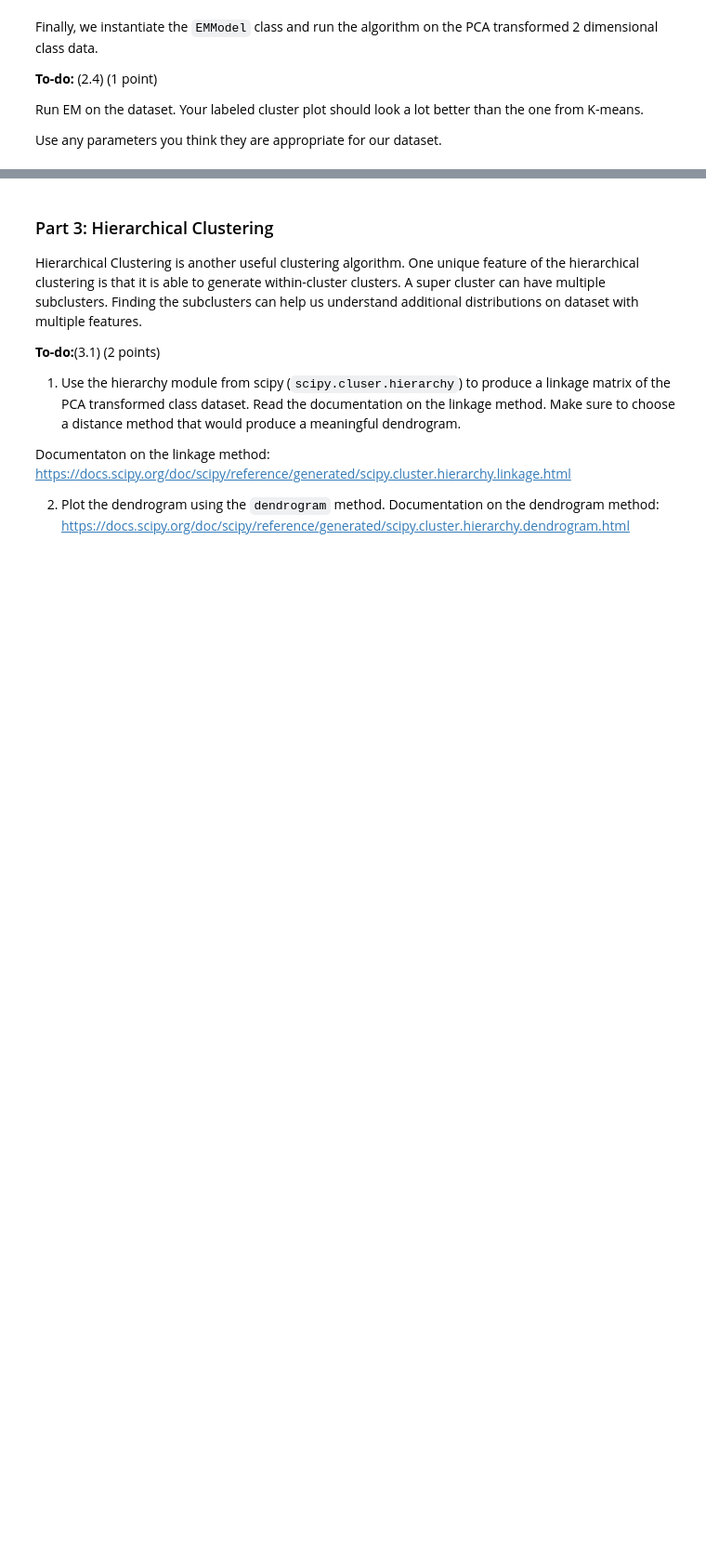
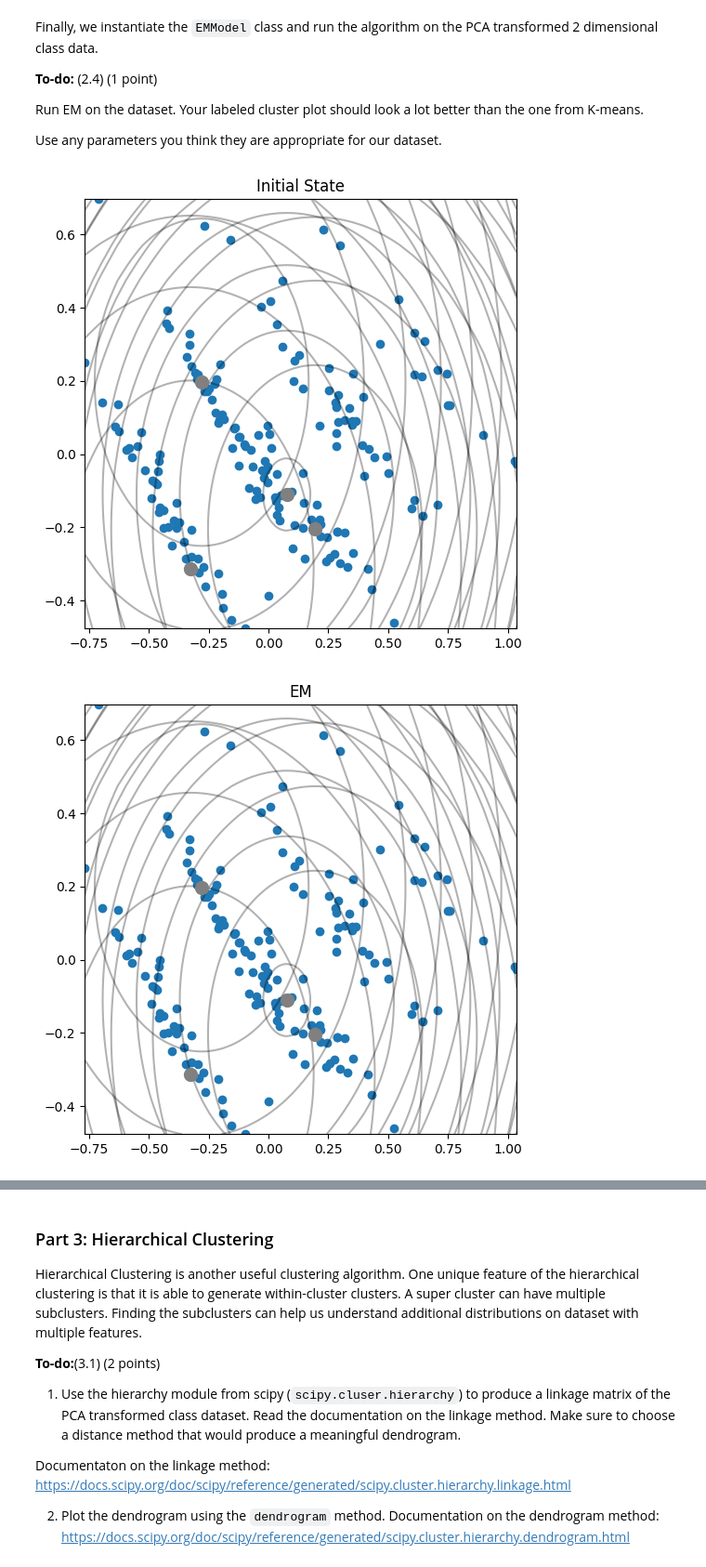
Before and after one commit to siakhorsand/Kmeans, a Jupyter notebook: A2/A2.ipynb, the cells around one changed output, grey strips where cells are left out. Shown at 93% size. Cells and saved outputs as stored; diff of their text form; code cells hidden in the pictures; blank space fills up the shorter version.

```diff
--- a/A2/A2.ipynb
+++ b/A2/A2.ipynb
@@ -223,28 +236,36 @@ Basically you should re-compute `mu`, `sigma` and `pi` using the previously comp
 
 
 Complete the `maximization` method.
-# %%
-def maximization(self, r):
-    # YOUR CODE HERE
-    ...
-
-EMModel.maximization = maximization
+# %%
+def maximization(self, r):
+    # 2.2
+    self.mu = r.T @ self.X / r.sum(axis = 0)[:, np.newaxis]
+    self.pi = r.sum(axis = 0) / self.N
+    for c in range(self.k):
+        diff  = self.X - self.mu[c]
+        weight = r[: , c, np.newaxis] * diff
+        self.sigma[c] = weight.T @ diff / r.sum() #  chang to r[:,c].sum() if it doesnt work
+
+EMModel.maximization = maximization
 # %% [markdown]
 Now we write our main `run()` function which runs the EM Algorithm. This performs `max_iter` iterations of expectation and maximization.
 # %% [markdown]
 **To-do:** (2.3)   (3 points)
 
 Complete the `run` method.
-# %%
-def run(self):
-
-    # YOUR CODE HERE
-    ...
-
-    color_labels = ... # YOUR CODE HERE
-    self.plot_data('Final State', color_labels)
-
-EMModel.run = run
+# %%
+def run(self):
+
+    # 2.3
+    self.plot_data('EM')
+    for _ in range(self.max_iters):
+        r = self.expectation()
+        self.maximization(r)
+    r = self.expectation()
+    color_labels = r.argmax(axis = 1)
+    self.plot_data('Final State', color_labels)
+
+EMModel.run = run
 # %% [markdown]
 Finally, we instantiate the `EMModel` class and run the algorithm on the PCA transformed 2 dimensional class data.
 
@@ -257,0 +277,8 @@ Use any parameters you think they are appropriate for our dataset.
+# %%
+#2.4
+
+model = EMModel(pca, k = 4, max_iters= 200)
+model.run()
+# %% [output]
+[figure, added]
+[figure, added]
```
Also changed, not shown: parts of 9 cells of this notebook.
